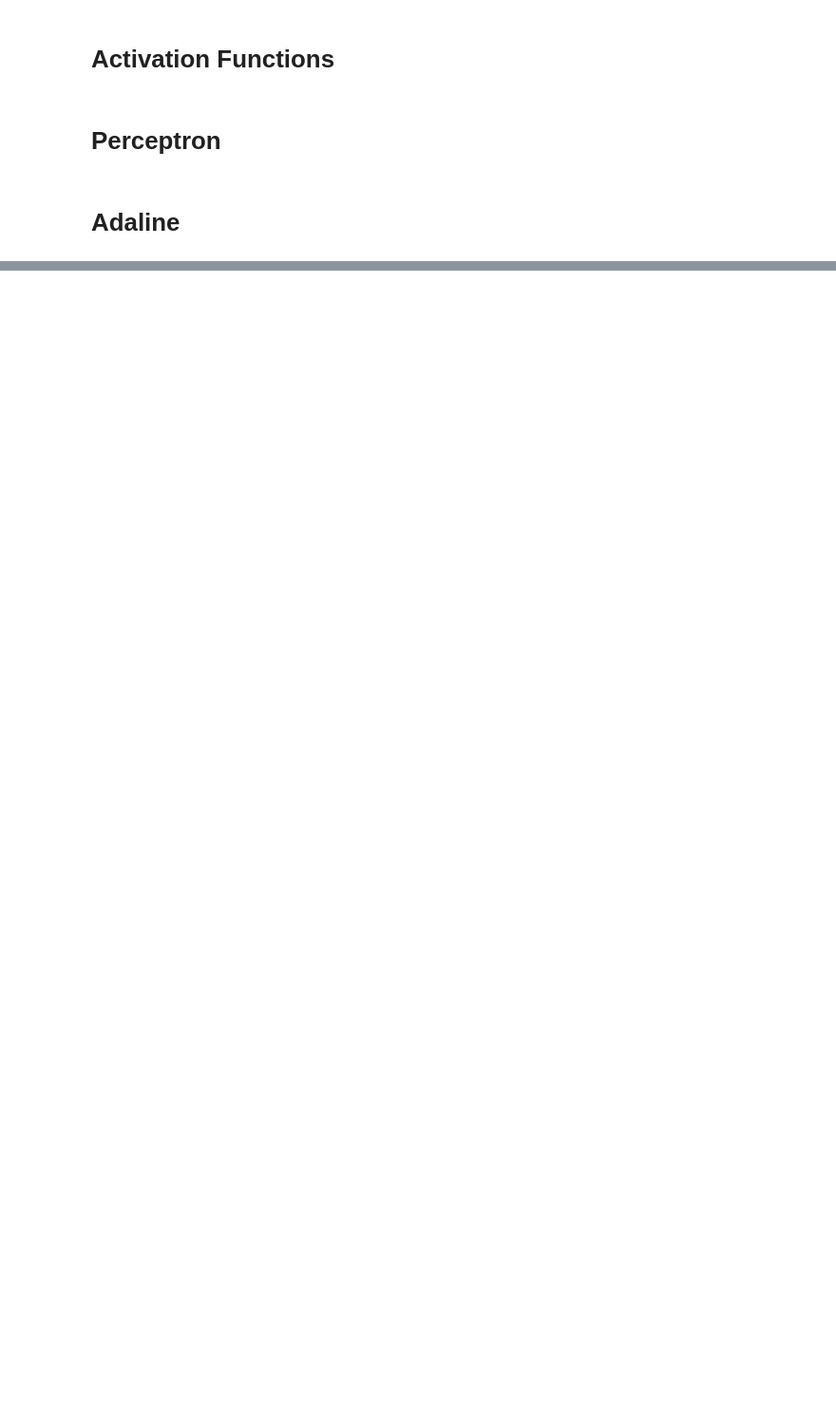
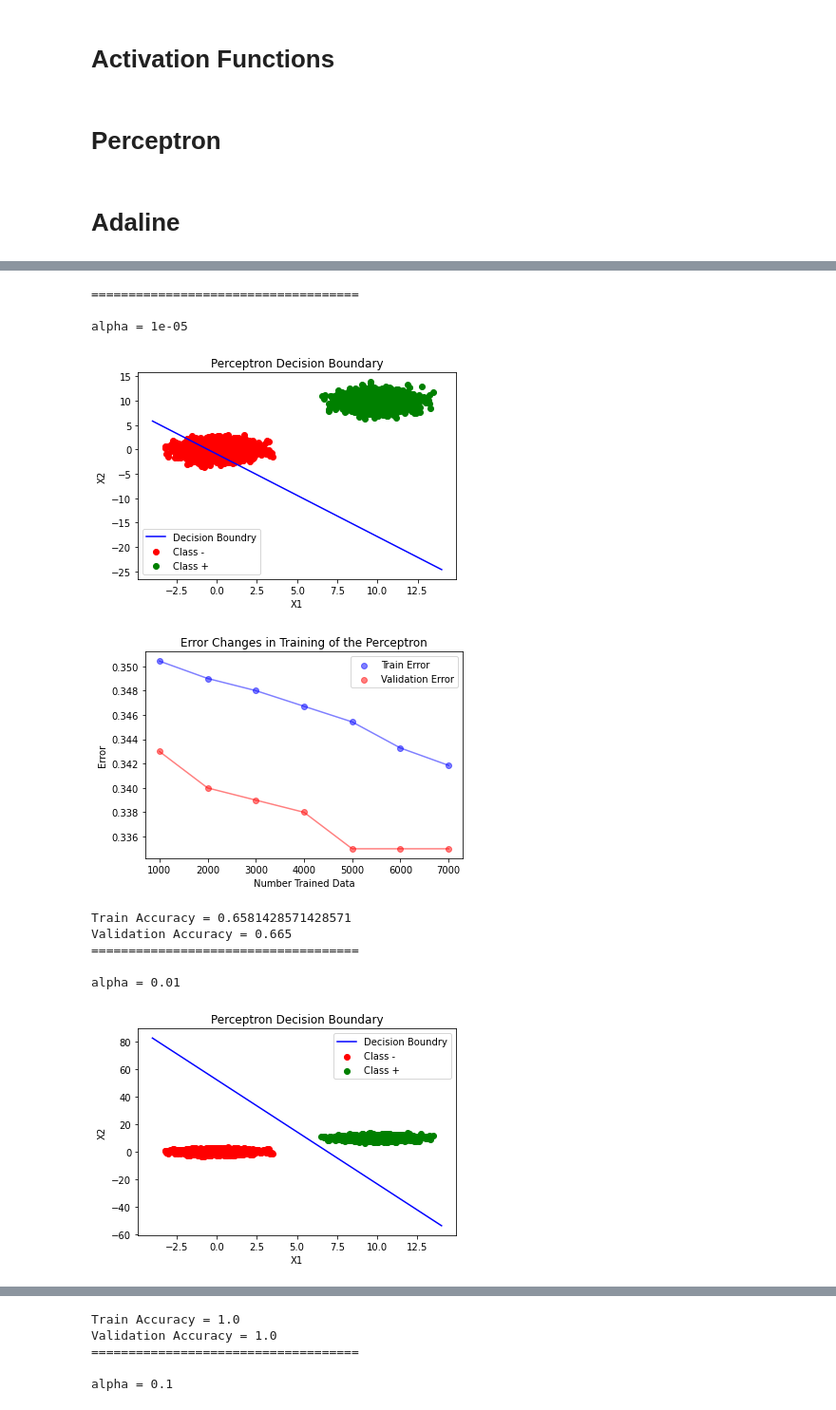
Before and after one commit to AUT-Student/NN-HW2, a Jupyter notebook: NN_HW1.ipynb, the cells around one changed output, grey strips where cells are left out. Shown at 95% size. Cells and saved outputs as stored; diff of their text form; code cells hidden in the pictures; blank space fills up the shorter version.

```diff
--- a/NN_HW1.ipynb
+++ b/NN_HW1.ipynb
@@ -387,13 +253,0 @@ perceptron.show_error_values()
-# %%
-perceptron = Perceptron(
-                        alpha=0.1, degree = 1,
-                        activation_function=ActivationFunctions.bipolar_sigmoid,
-                        )
-
-perceptron.train(
-    X_train = xor_dataset.X_train(),
-    y_train = xor_dataset.Y_train(),
-    X_validation = xor_dataset.X_validation(),
-    y_validation = xor_dataset.Y_validation(),
-    epochs = 5
-)
@@ -408,13 +253,0 @@ perceptron.show_error_values()
-# %%
-perceptron = Perceptron(
-                        alpha=0.01, degree = 2,
-                        activation_function=ActivationFunctions.bipolar_sigmoid,
-                        )
-
-perceptron.train(
-    X_train = xor_dataset.X_train(),
-    y_train = xor_dataset.Y_train(),
-    X_validation = xor_dataset.X_validation(),
-    y_validation = xor_dataset.Y_validation(),
-    epochs = 10
-)
@@ -516,0 +357,31 @@ adaline.show_error_values()
+# %%
+for alpha in [1e-05, 0.01, 0.1, 1, 100]:
+  print("====================================\n")
+  print(f"alpha = {alpha}")
+  perceptron = Perceptron(
+                          alpha=alpha, degree = 1,
+                          activation_function=ActivationFunctions.sign,
+                          )
+
+  perceptron.train(
+      X_train = ls_dataset.X_train(),
+      y_train = ls_dataset.Y_train(),
+      X_validation = ls_dataset.X_validation(),
+      y_validation = ls_dataset.Y_validation(),
+      epochs = 1
+  )
+
+  perceptron.show_decision_boundry(ls_dataset.train())
+  perceptron.show_error_values()
+# %% [output]
+====================================
+
+alpha = 1e-05
+[figure, added]
+[figure, added]
+Train Accuracy = 0.6581428571428571
+Validation Accuracy = 0.665
+====================================
+
+alpha = 0.01
+[figure, added]
@@ -516,0 +389,5 @@ adaline.show_error_values()
+Train Accuracy = 1.0
+Validation Accuracy = 1.0
+====================================
+
+alpha = 0.1
```
Also changed, not shown: parts of 63 cells of this notebook.
